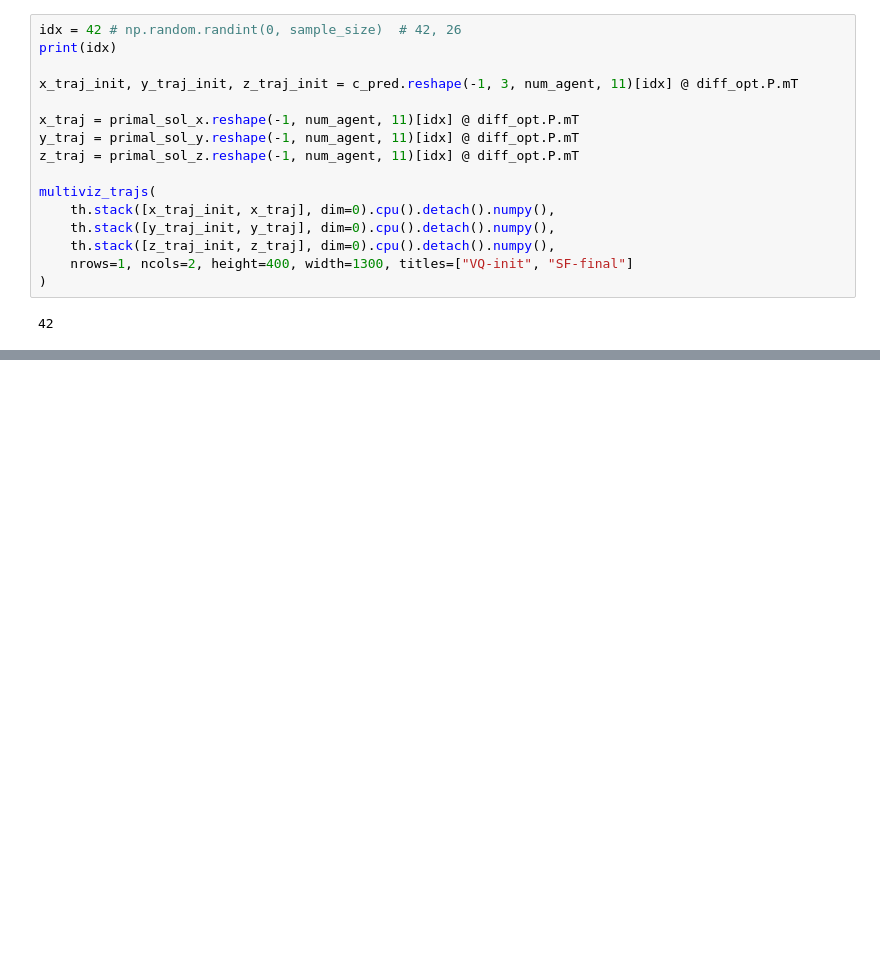
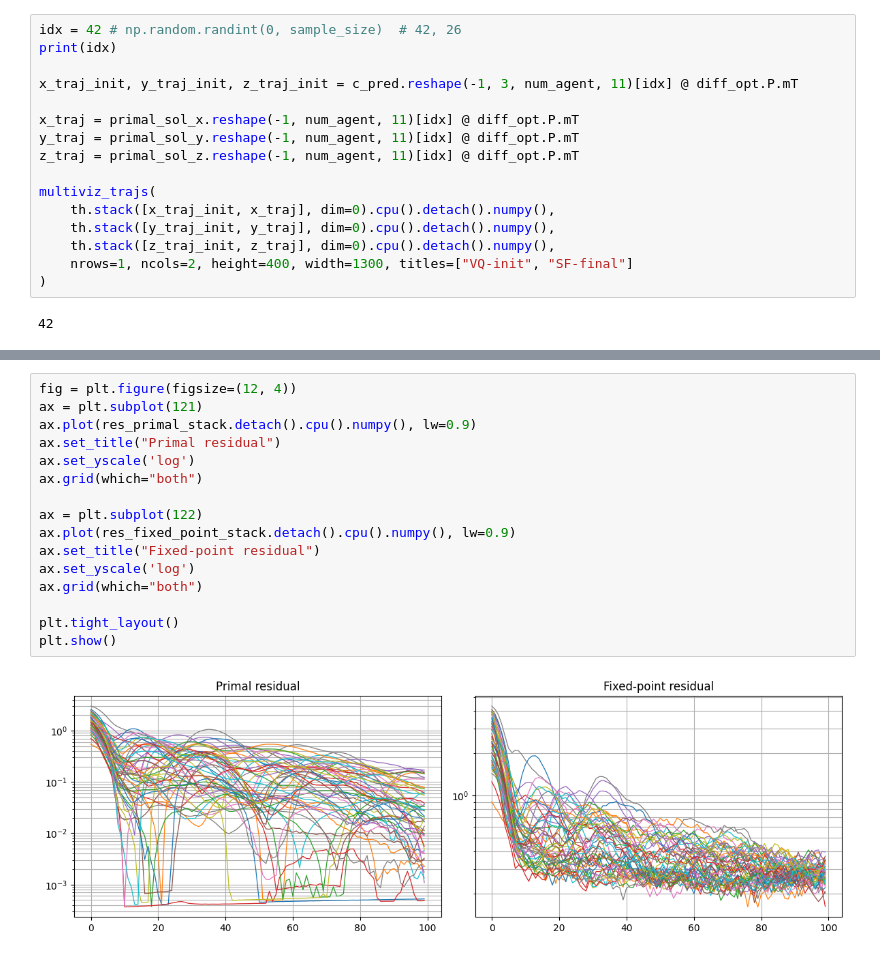
Before and after one commit to cisimon7/SwarmGen, a Jupyter notebook: train_sf.ipynb, the cells around one changed output, grey strips where cells are left out. Drawn from its saved outputs; the diff is of its cells as text; blank space fills up the shorter version.

```diff
--- a/train_sf.ipynb
+++ b/train_sf.ipynb
@@ -189,0 +274,18 @@ for epoch in range(epochs):
+# %%
+fig = plt.figure(figsize=(12, 4))
+ax = plt.subplot(121)
+ax.plot(res_primal_stack.detach().cpu().numpy(), lw=0.9)
+ax.set_title("Primal residual")
+ax.set_yscale('log')
+ax.grid(which="both")
+
+ax = plt.subplot(122)
+ax.plot(res_fixed_point_stack.detach().cpu().numpy(), lw=0.9)
+ax.set_title("Fixed-point residual")
+ax.set_yscale('log')
+ax.grid(which="both")
+
+plt.tight_layout()
+plt.show()
+# %% [output]
+[figure, added]
```
Also changed, not shown: parts of 10 cells of this notebook, 5 other files.
